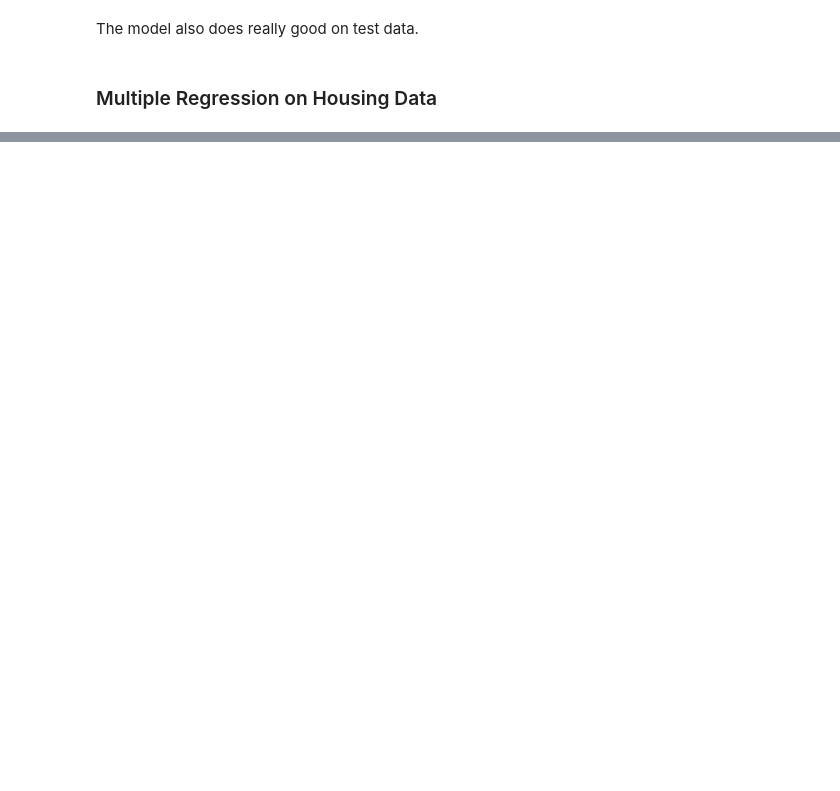
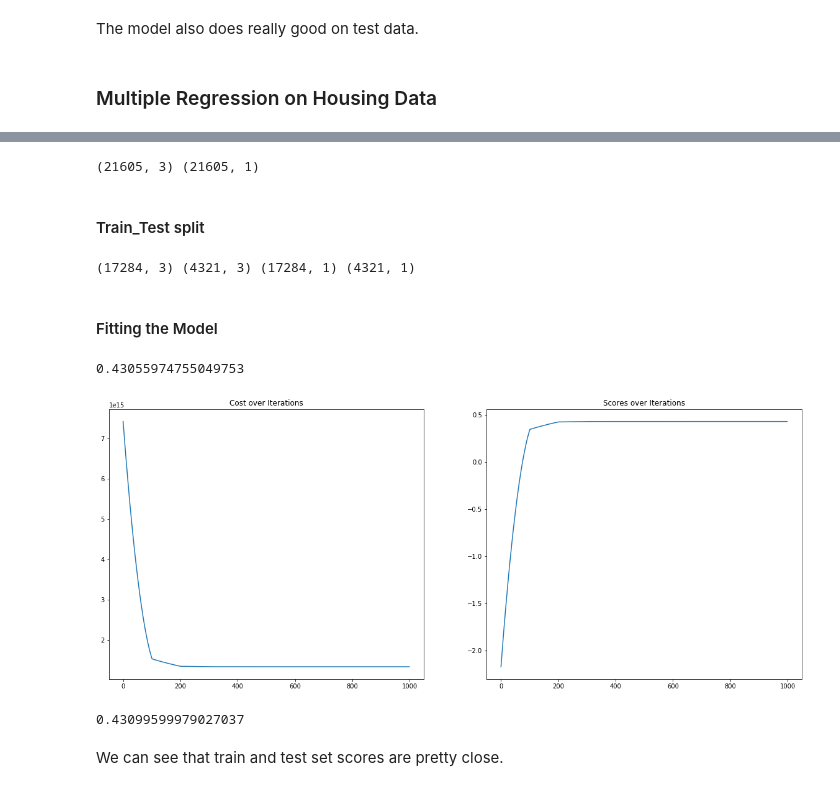
Before and after one commit to usmanhafeez75/scrapy-assignments, a Jupyter notebook: Machine Learning/MultivariateLinearRegression.ipynb, the cells around one changed output, grey strips where cells are left out. Cells and saved outputs as stored; diff of their text form; code cells hidden in the pictures; blank space fills up the shorter version.

```diff
--- a/Machine Learning/MultivariateLinearRegression.ipynb
+++ b/Machine Learning/MultivariateLinearRegression.ipynb
@@ -187,0 +234,5 @@ The model also does really good on test data.
+# %%
+selected_columns = ['price', 'sqft_living', 'sqft_above', 'sqft_basement']
+# %%
+df = df[selected_columns].dropna()
+df.head()
@@ -187,0 +246,34 @@ The model also does really good on test data.
+# %%
+X = np.array(df[selected_columns[1:]])
+y = np.array(df[selected_columns[0]]).reshape(-1,1)
+print(X.shape, y.shape)
+# %% [output]
+(21605, 3) (21605, 1)
+# %% [markdown]
+#### Train_Test split
+# %%
+X_train, X_test, y_train, y_test = train_test_split(X, y, test_size=0.2)
+print(X_train.shape, X_test.shape, y_train.shape, y_test.shape)
+# %% [output]
+(17284, 3) (4321, 3) (17284, 1) (4321, 1)
+# %% [markdown]
+#### Fitting the Model
+# %%
+w, costs, scores, _ = multivariate_linear_model(X_train, y_train, max_iter=1000)
+plt.figure(figsize=(20,8))
+plt.subplot(1,2,1)
+plt.title('Cost over Iterations')
+plt.plot(costs)
+plt.subplot(1,2,2)
+plt.title('Scores over Iterations')
+plt.plot(scores)
+score(X,y,w)
+# %% [output]
+0.43055974755049753
+[figure, added]
+# %%
+score(X_test, y_test, w)
+# %% [output]
+0.43099599979027037
+# %% [markdown]
+We can see that train and test set scores are pretty close.
```
Also changed, not shown: parts of 13 cells of this notebook.
